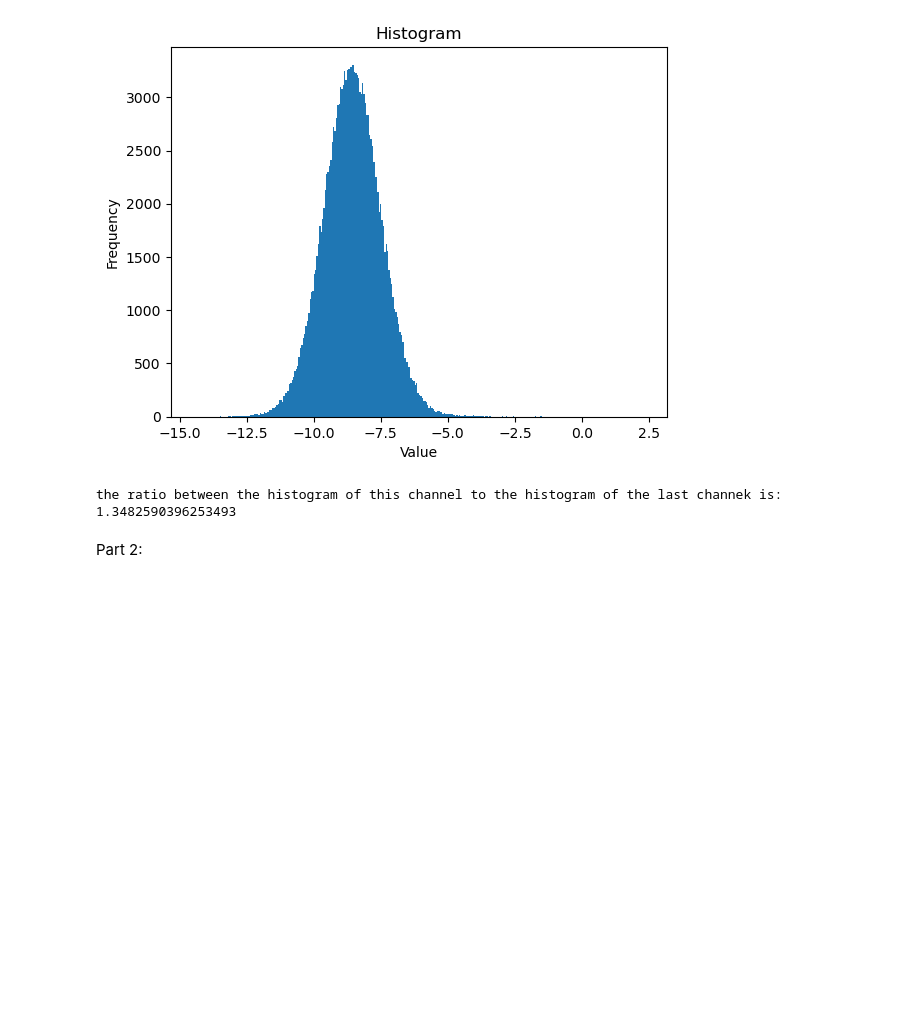
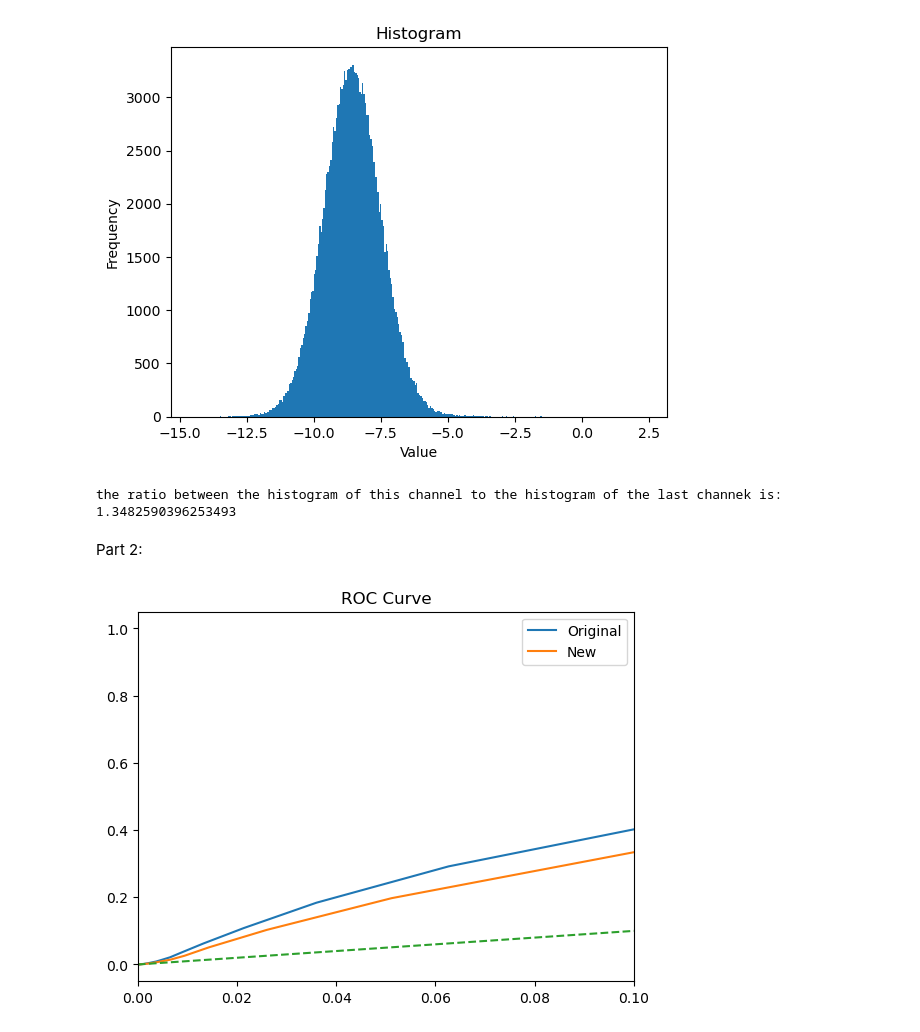
Before and after one commit to mazyaniv/Image-Processing, a Jupyter notebook: main.ipynb, the cells around one changed output. Saved outputs shown, nothing was run; the diff lists cells and outputs as text; code cells hidden in the pictures; blank space fills up the shorter version.

```diff
--- a/main.ipynb
+++ b/main.ipynb
@@ -111,3 +111,101 @@ The first channel where the std is smaller than 1.1 is: 18
 the ratio between the histogram of this channel to the histogram of the last channek is: 1.3482590396253493
 # %% [markdown]
 Part 2:
+# %%
+new_cube = final_cube[:, :, :21]
+p = 0.01
+t = my_cube[2, 4, :]
+t_inv_phi = np.dot(t, LA.inv(phi_n))
+
+MF_NT = np.zeros((img.shape[0], img.shape[1]))
+MF_WT = np.zeros((img.shape[0], img.shape[1]))
+for i in range(img.shape[0]):
+    for j in range(img.shape[1]):
+        MF_NT[i, j] = np.dot(t_inv_phi, (my_cube[i, j, :] - M[i, j, :]))
+        MF_WT[i, j] = np.dot(t_inv_phi, (my_cube[i, j, :] - M[i, j, :] + p * t))
+
+NT_val, NT_bins = np.histogram(MF_NT, bins=100)
+WT_val, WT_bins = np.histogram(MF_WT, bins=100)
+
+
+Pd = 1 - (np.cumsum(WT_val) / np.sum(
+    WT_val))  # 1-((cumtrapz(WT_val, WT_bins[:-1]))/(cumtrapz(WT_val, WT_bins[:-1])[-1]))
+Pfa = 1 - (np.cumsum(NT_val) / np.sum(
+    NT_val))  # 1-((cumtrapz(NT_val, NT_bins[:-1]))/(cumtrapz(NT_val, NT_bins[:-1])[-1]))
+
+
+th = 0.1
+index = max(100 - np.argmax(WT_bins > NT_bins[-1]), np.argmax(NT_bins > WT_bins[0]))
+Pd = np.pad(Pd, (index, 0), mode='constant', constant_values=(1, 1))
+Pfa = np.pad(Pfa, (0, index), mode='constant', constant_values=(0, 0))
+#######################################################################
+t_new = new_cube[2, 4, :]
+M_new = np.zeros(np.shape(new_cube))
+for i in range(M_new.shape[-1]):
+    kernel = np.array([[1, 1, 1], [1, 0, 1], [1, 1, 1]])
+    padded_matrix = np.pad(new_cube[:, :, i], (1, 1), mode='constant', constant_values=0)
+    neighbor_count = convolve2d(np.ones_like(new_cube[:, :, i]), np.ones((3, 3)), mode='same')
+    neighbor_sum = convolve2d(padded_matrix, kernel, mode='valid')
+    M_new[:, :, i] = neighbor_sum / (neighbor_count - 1)
+
+X_MINUS_M_new = np.subtract(new_cube, M_new)
+arg_cov_new = X_MINUS_M_new.reshape(np.shape(M_new)[0] * np.shape(M_new)[1], np.shape(M_new)[2])
+phi_new = np.cov(arg_cov_new.transpose())  # Transpose- Python vs. Matlab
+t_inv_phi_new = np.dot(t_new, LA.inv(phi_new))
+
+MF_NT_new = np.zeros((img.shape[0], img.shape[1]))
+MF_WT_new = np.zeros((img.shape[0], img.shape[1]))
+for i in range(img.shape[0]):
+    for j in range(img.shape[1]):
+        MF_NT_new[i, j] = np.dot(t_inv_phi_new, (new_cube[i, j, :] - M_new[i, j, :]))
+        MF_WT_new[i, j] = np.dot(t_inv_phi_new, (new_cube[i, j, :] - M_new[i, j, :] + p * t_new))
+
+NT_val_new, NT_bins_new = np.histogram(MF_NT_new, bins=100)
+WT_val_new, WT_bins_new = np.histogram(MF_WT_new, bins=100)
+
+
+Pd_new = 1 - (np.cumsum(WT_val_new) / np.sum(
+    WT_val_new))  # 1-((cumtrapz(WT_val, WT_bins[:-1]))/(cumtrapz(WT_val, WT_bins[:-1])[-1]))
+Pfa_new = 1 - (np.cumsum(NT_val_new) / np.sum(
+    NT_val_new))  # 1-((cumtrapz(NT_val, NT_bins[:-1]))/(cumtrapz(NT_val, NT_bins[:-1])[-1]))
+
+index_new = max(100 - np.argmax(WT_bins_new > NT_bins_new[-1]), np.argmax(NT_bins_new > WT_bins_new[0]))
+Pd_new = np.pad(Pd_new, (index_new, 0), mode='constant', constant_values=(1, 1))
+Pfa_new = np.pad(Pfa_new, (0, index_new), mode='constant', constant_values=(0, 0))
+#######################################################################
+plt.title('ROC Curve')
+plt.plot(Pfa, Pd, label='Original')
+plt.plot(Pfa_new, Pd_new,label='New')
+plt.plot([0, th], [0, th], '--')
+plt.xlim(0, th)
+plt.legend(['Original', 'New'])
+plt.show()
+
+Pd = np.flip(Pd)
+Pfa = np.flip(Pfa)
+Pd_new = np.flip(Pd_new)
+Pfa_new = np.flip(Pfa_new)
+def area(th):
+    cond = np.where(Pfa > th)[0][0]
+    Pd_mask = Pd.copy()
+    Pd_mask[cond:] = 0
+    A = cumtrapz(Pd_mask, Pfa)
+    return A#(A - 0.5 * pow(th, 2)) / (th - 0.5 * pow(th, 2))
+
+def area_new(th):
+    cond_new = np.where(Pfa_new > th)[0][0]
+    Pd_mask_new = Pd_new.copy()
+    Pd_mask_new[cond_new:] = 0
+    A_new = cumtrapz(Pd_mask_new, Pfa_new)
+    return A_new#(A_new - 0.5 * pow(th, 2)) / (th - 0.5 * pow(th, 2))
+
+print("Old performance, using 'area test':")
+# print("th= 0.001:", area(0.001)[-1])
+# print("th= 0.01:", area(0.01)[-1])
+print("th= 0.1:", area(0.1)[-1])
+print("New performance, using 'area test':")
+# print("th= 0.001:", area_new(0.001)[-1])
+# print("th= 0.01:", area_new(0.01)[-1])
+print("th= 0.1:", area_new(0.1)[-1])
+# %% [output]
+[figure, added]
```
Also changed, not shown: parts of 3 cells of this notebook.
